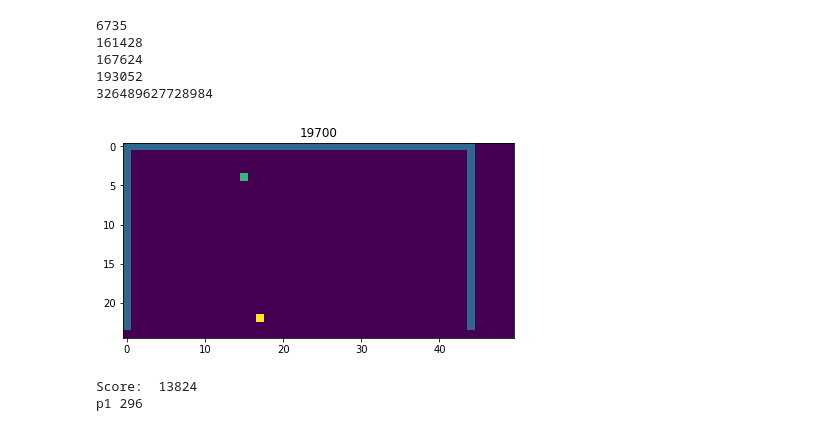
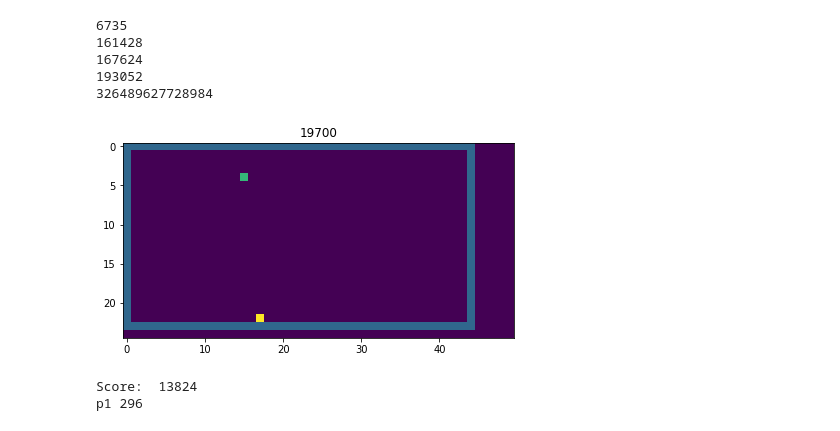
Before and after one commit to Djiffit/advent-of-code-19, a Jupyter notebook: solution.ipynb, the cells around one changed output. Saved outputs shown, nothing was run; the diff lists cells and outputs as text; code cells hidden in the pictures.

```diff
--- a/solution.ipynb
+++ b/solution.ipynb
@@ -641,6 +641,8 @@ with open('data/12') as f:
 193052
 326489627728984
 # %%
+# 13
+
 from IPython.display import clear_output
 from matplotlib import pyplot as plt
 import collections
@@ -666,34 +668,34 @@ def destroyer(data):
     while True:
         if (paddle_pos == None) ^ (ball_pos == None):
             p1 = (np.sum(game == 2))
         time += 1
         x = prog.step()
         y = prog.step()
         t = prog.step()
         if x == -1 and y == 0 and np.sum(game == block) == 0:
             print('Score: ', t)
             break
         else:
             if t == ball:
                 if ball_pos:
                     ball_delta = (x - ball_pos[0], ball_pos[1] - y)
                 ball_pos = (x, y)
             if t == paddle:
                 paddle_pos = (x, y)
             if paddle_pos and ball_pos:
                 diff = np.int(ball_pos[0] + ball_delta[0] - paddle_pos[0] - np.sum(prog.inputs))
                 prog.set_input(int(np.sign(diff)))
             if x != -1:
                 game[y, x] = t
 
-        if time % 100 == 0:
+        if time % 10 == 0:
             live_plot(game, title=time)
 
     print('p1', p1)
 with open('data/13') as f:
     lines = f.read()
     destroyer(lines)
 # %% [output]
-[figure, old version]
+[figure, new version]
 Score:  13824
 p1 296
```
Also changed, not shown: parts of 1 cell of this notebook, 1 other file.
